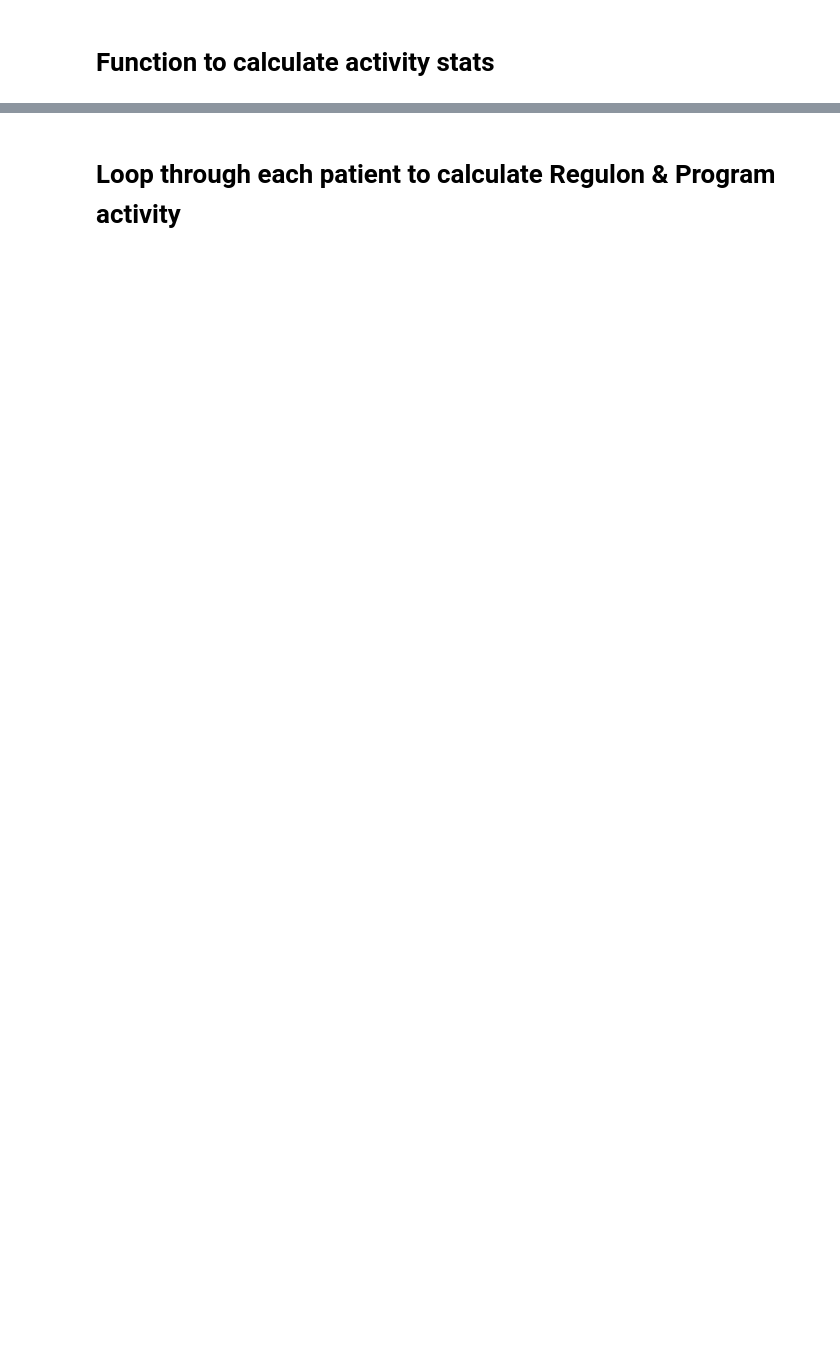
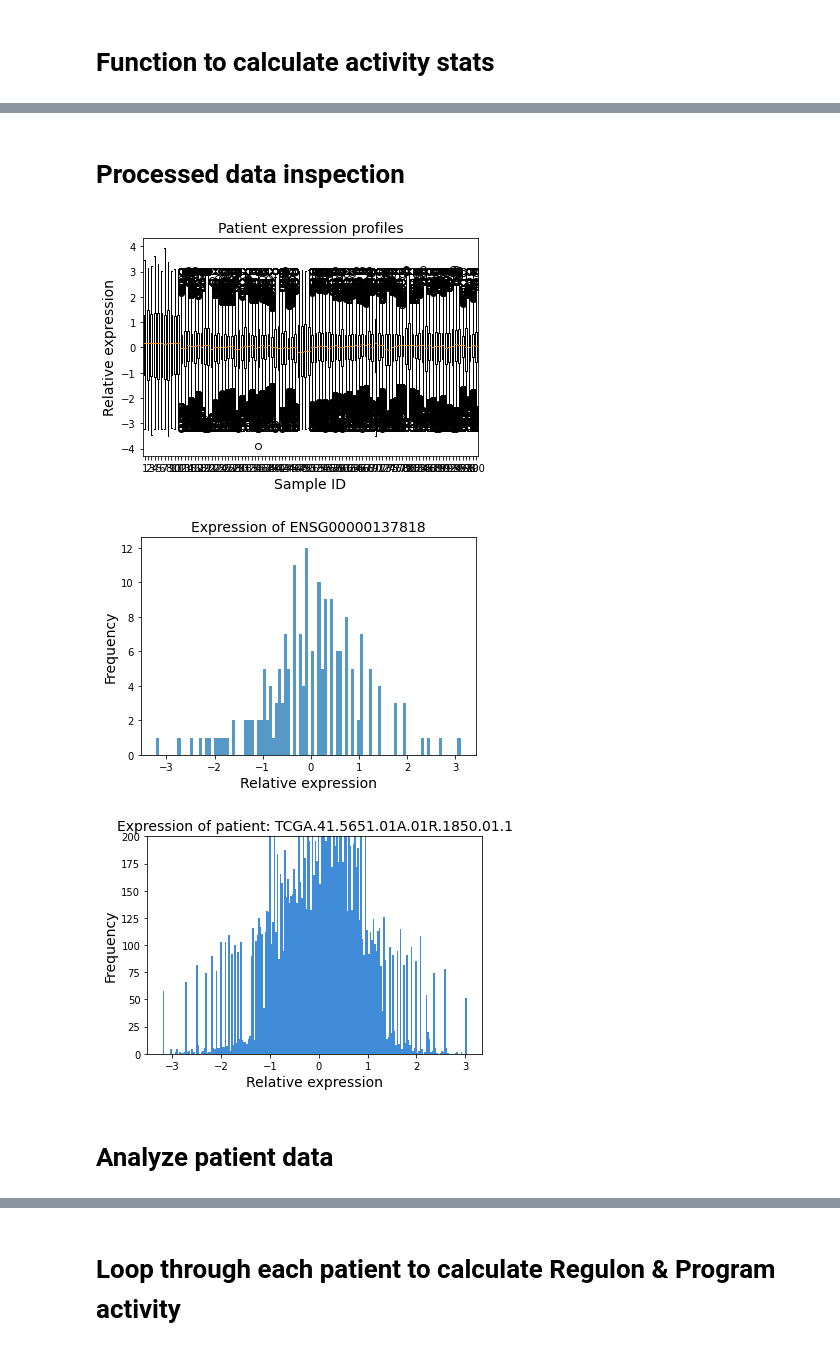
Before and after one commit to sturkarslan/GbmMINER, a Jupyter notebook: src/RegulonActivityCalculationXcures.ipynb, the cells around one changed output, grey strips where cells are left out. Drawn from its saved outputs; the diff is of its cells as text; code cells hidden in the pictures; blank space fills up the shorter version.

```diff
--- a/src/RegulonActivityCalculationXcures.ipynb
+++ b/src/RegulonActivityCalculationXcures.ipynb
@@ -230,0 +296,10 @@ def activityStats(inputDf,label):
+# %% [markdown]
+# Processed data inspection
+# %%
+processingPlots("ENSG00000137818","TCGA.41.5651.01A.01R.1850.01.1",zscoredExpression )
+# %% [output]
+[figure, added]
+[figure, added]
+[figure, added]
+# %% [markdown]
+# Analyze patient data
```
Also changed, not shown: parts of 20 cells of this notebook, 36 other files.
